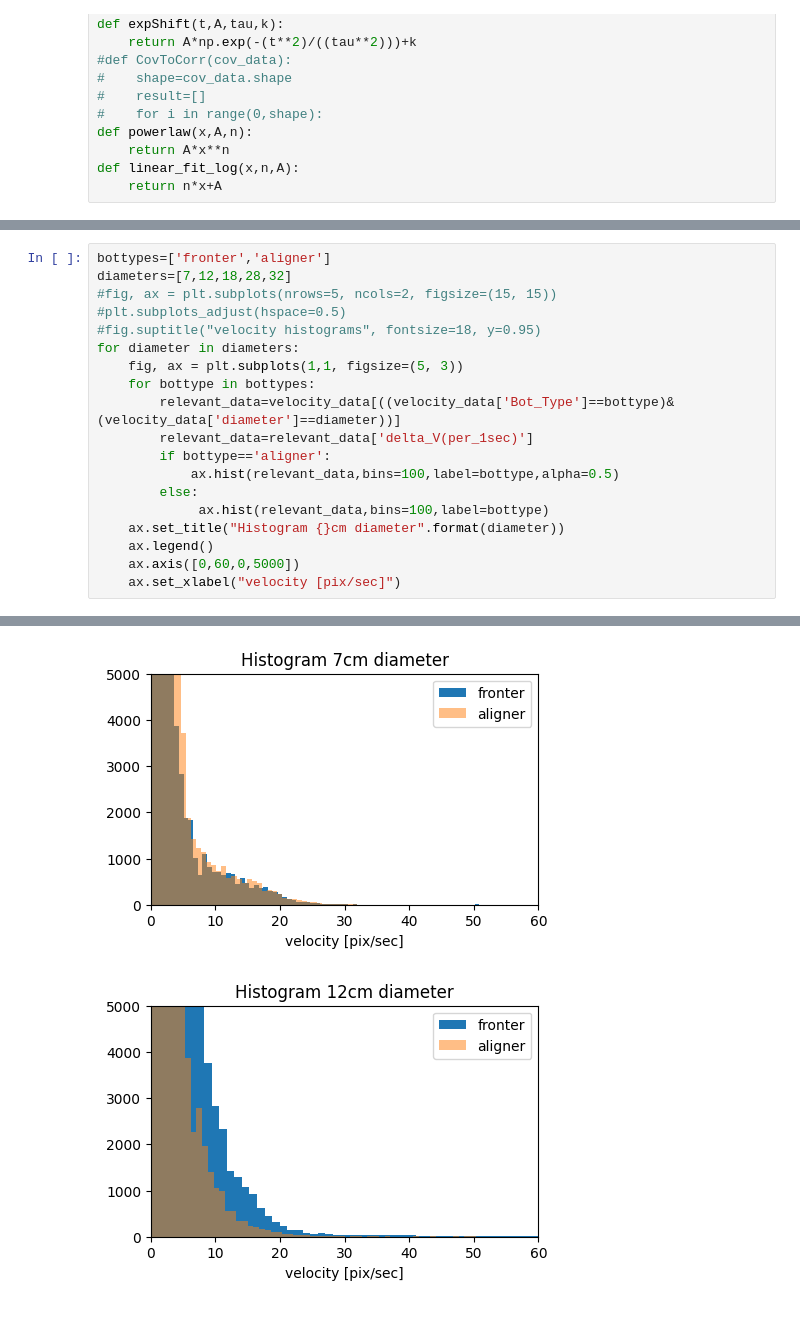
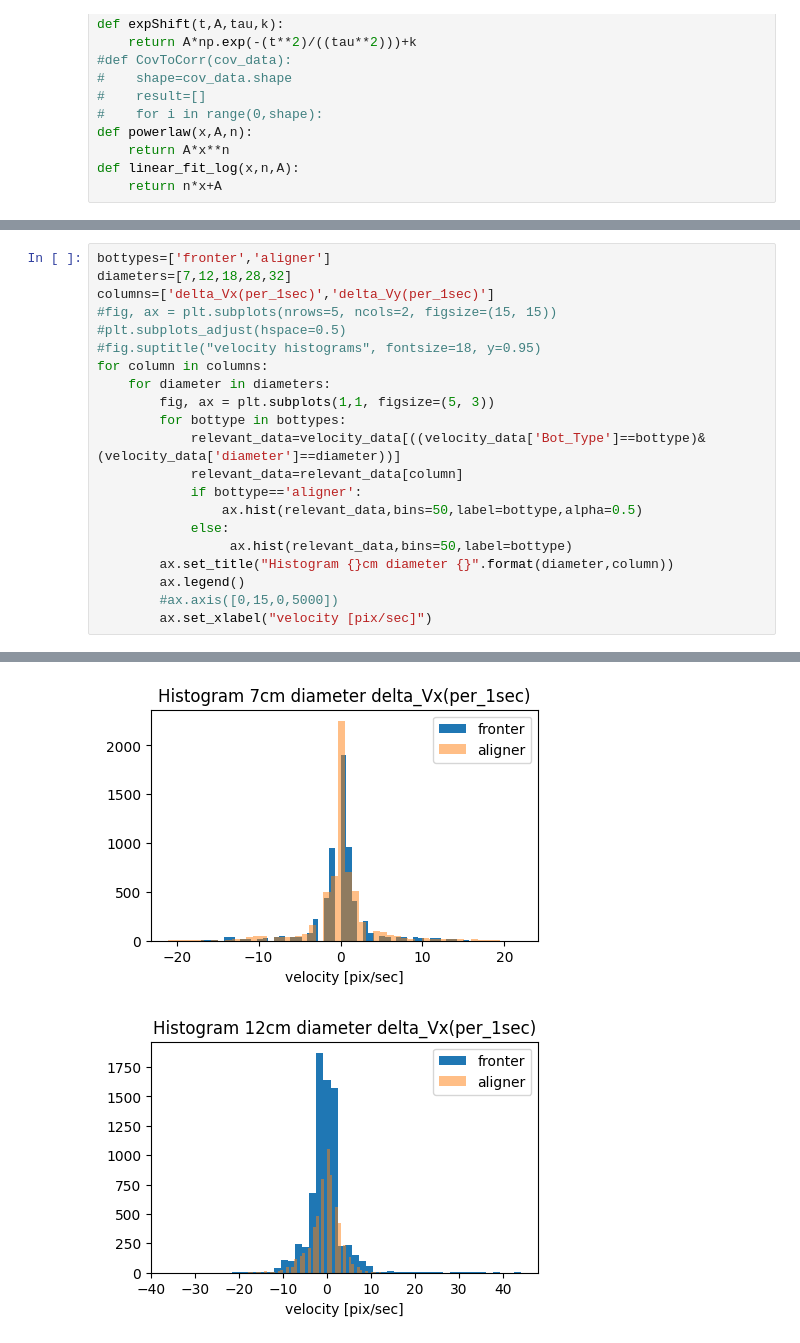
Before and after one commit to complex-lab/robotic_swarms, a Jupyter notebook: histogram_velocity_vs_diameter_21bots.ipynb, the cells around one changed output, grey strips where cells are left out. Saved outputs shown, nothing was run; the diff lists cells and outputs as text.

```diff
--- a/histogram_velocity_vs_diameter_21bots.ipynb
+++ b/histogram_velocity_vs_diameter_21bots.ipynb
@@ -77,20 +87,22 @@ fronter_N021_D012_C0534.MP4_link.csv
 # %%
 bottypes=['fronter','aligner']
 diameters=[7,12,18,28,32]
+columns=['delta_Vx(per_1sec)','delta_Vy(per_1sec)']
 #fig, ax = plt.subplots(nrows=5, ncols=2, figsize=(15, 15))
 #plt.subplots_adjust(hspace=0.5)
 #fig.suptitle("velocity histograms", fontsize=18, y=0.95)
-for diameter in diameters:
-    fig, ax = plt.subplots(1,1, figsize=(5, 3))
-    for bottype in bottypes:
-        relevant_data=velocity_data[((velocity_data['Bot_Type']==bottype)&(velocity_data['diameter']==diameter))]
-        relevant_data=relevant_data['delta_V(per_1sec)']
-        if bottype=='aligner':
-            ax.hist(relevant_data,bins=100,label=bottype,alpha=0.5)
-        else:
-             ax.hist(relevant_data,bins=100,label=bottype)
-    ax.set_title("Histogram {}cm diameter".format(diameter))
-    ax.legend()
-    ax.axis([0,60,0,5000])
-    ax.set_xlabel("velocity [pix/sec]")
+for column in columns:
+    for diameter in diameters:
+        fig, ax = plt.subplots(1,1, figsize=(5, 3))
+        for bottype in bottypes:
+            relevant_data=velocity_data[((velocity_data['Bot_Type']==bottype)&(velocity_data['diameter']==diameter))]
+            relevant_data=relevant_data[column]
+            if bottype=='aligner':
+                ax.hist(relevant_data,bins=50,label=bottype,alpha=0.5)
+            else:
+                 ax.hist(relevant_data,bins=50,label=bottype)
+        ax.set_title("Histogram {}cm diameter {}".format(diameter,column))
+        ax.legend()
+        #ax.axis([0,15,0,5000])
+        ax.set_xlabel("velocity [pix/sec]")
 # %% [output]
@@ -109,2 +109,2 @@ Name: delta_V(per_1sec), Length: 123176, dtype: float64
-[figure, old version]
+[figure, new version]
-[figure, old version]
+[figure, new version]
```
Also changed, not shown: parts of 2 cells of this notebook.
